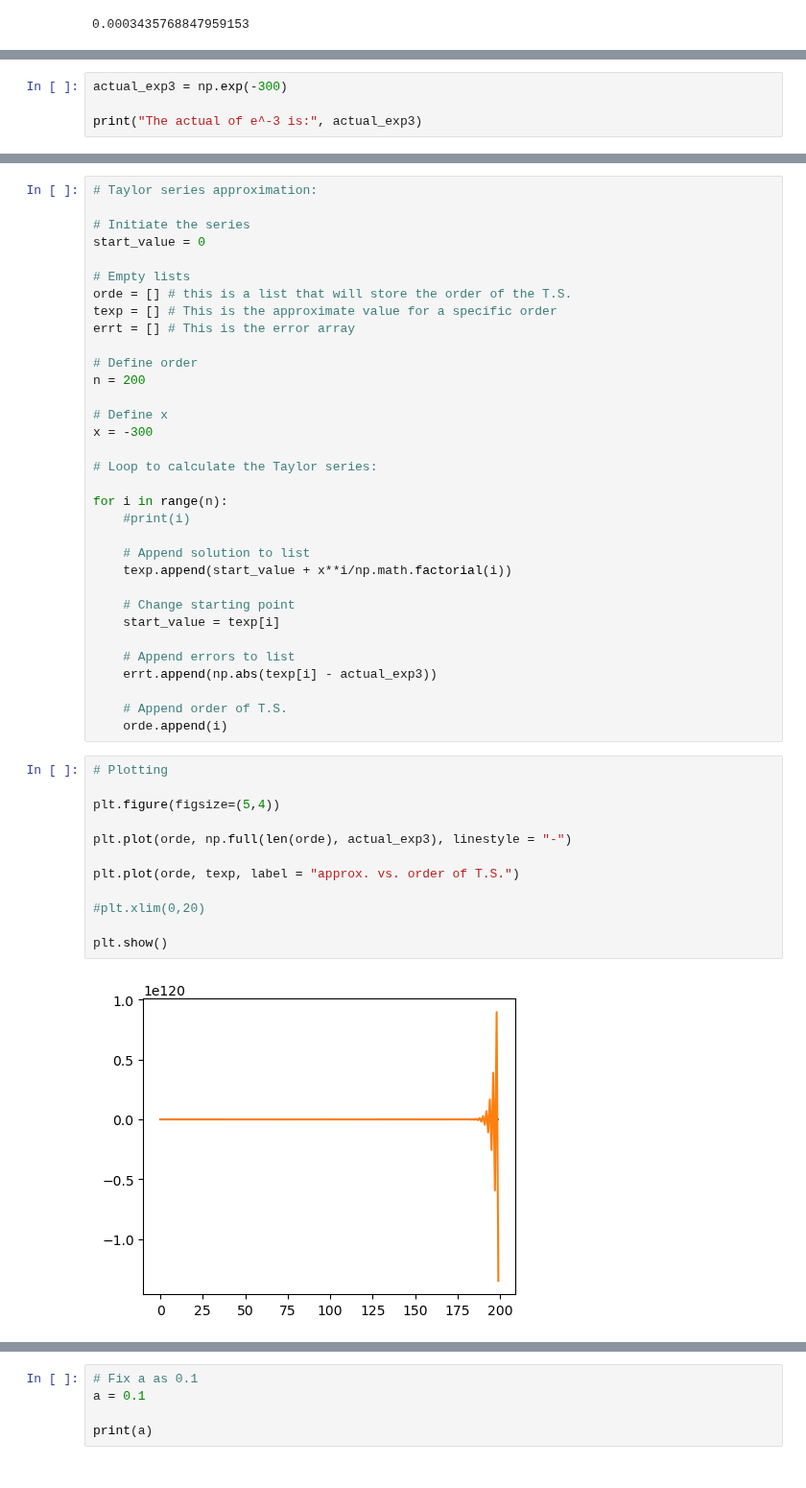
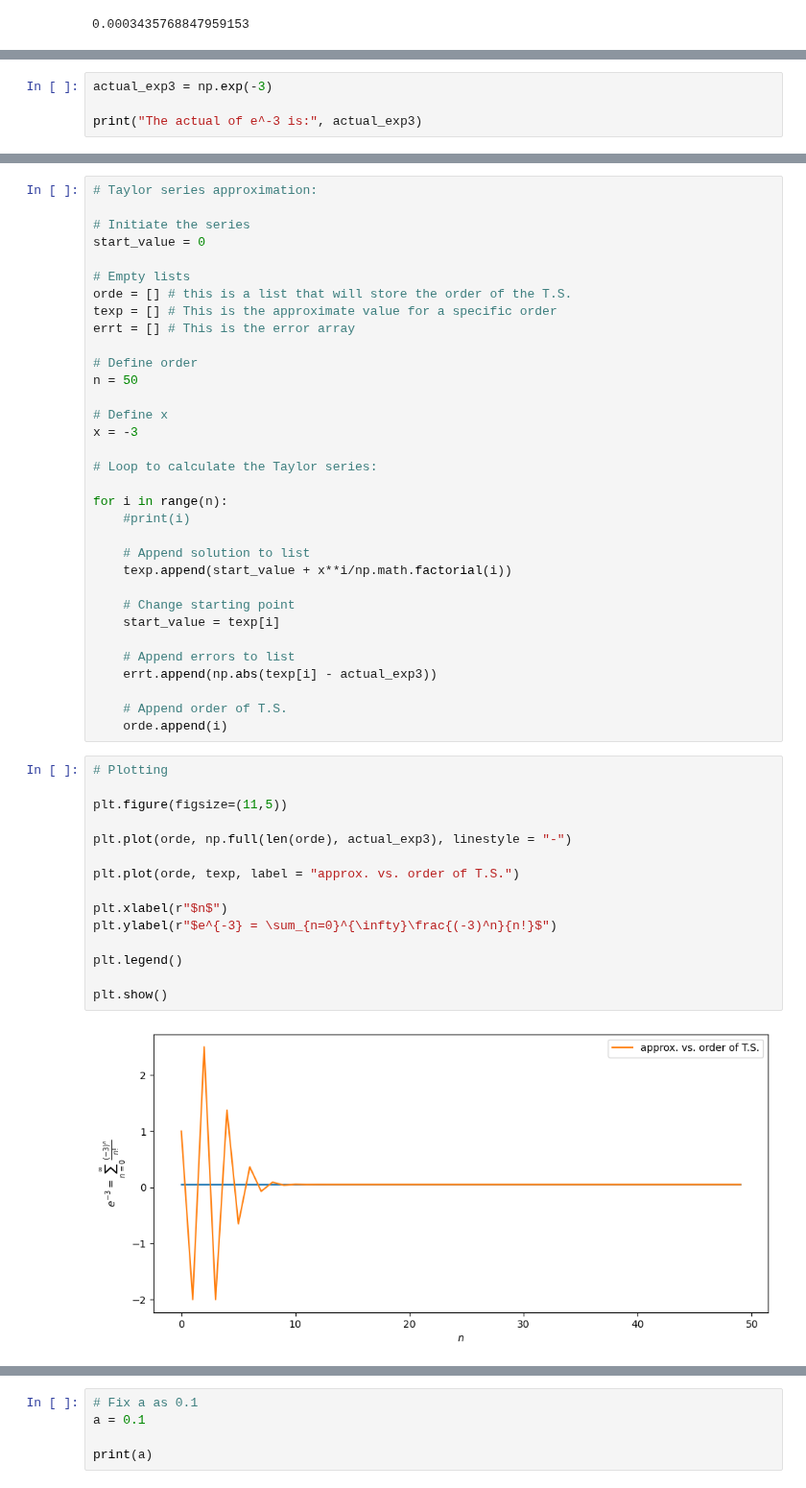
Before and after one commit to DaVas1410/computational-physics-2, a Jupyter notebook: unit-4/403-PDE-errors.ipynb, the cells around one changed output, grey strips where cells are left out. Shown at 96% size. Cells and saved outputs as stored; diff of their text form.

```diff
--- a/unit-4/403-PDE-errors.ipynb
+++ b/unit-4/403-PDE-errors.ipynb
@@ -176,7 +186,7 @@ Numerically, to add many terms in a sum, we should be mindful of numerical accum
 
 Approximate $e^{-3}$ using different order of Taylor series, and print out the results.
 # %%
-actual_exp3 = np.exp(-300)
+actual_exp3 = np.exp(-3)
 
 print("The actual of e^-3 is:", actual_exp3)
 # %% [output]
@@ -193,10 +203,10 @@ texp = [] # This is the approximate value for a specific order
 errt = [] # This is the error array
 
 # Define order
-n = 200
+n = 50
 
 # Define x
-x = -300
+x = -3
 
 # Loop to calculate the Taylor series:
 
@@ -217,17 +227,20 @@ for i in range(n):
 # %%
 # Plotting
 
-plt.figure(figsize=(5,4))
+plt.figure(figsize=(11,5))
 
 plt.plot(orde, np.full(len(orde), actual_exp3), linestyle = "-")
 
 plt.plot(orde, texp, label = "approx. vs. order of T.S.")
 
-#plt.xlim(0,20)
+plt.xlabel(r"$n$")
+plt.ylabel(r"$e^{-3} = \sum_{n=0}^{\infty}\frac{(-3)^n}{n!}$")
+
+plt.legend()
 
 plt.show()
 # %% [output]
-[figure, old version]
+[figure, new version]
 # %%
 # Plotting
 
```
Also changed, not shown: parts of 25 cells of this notebook.
